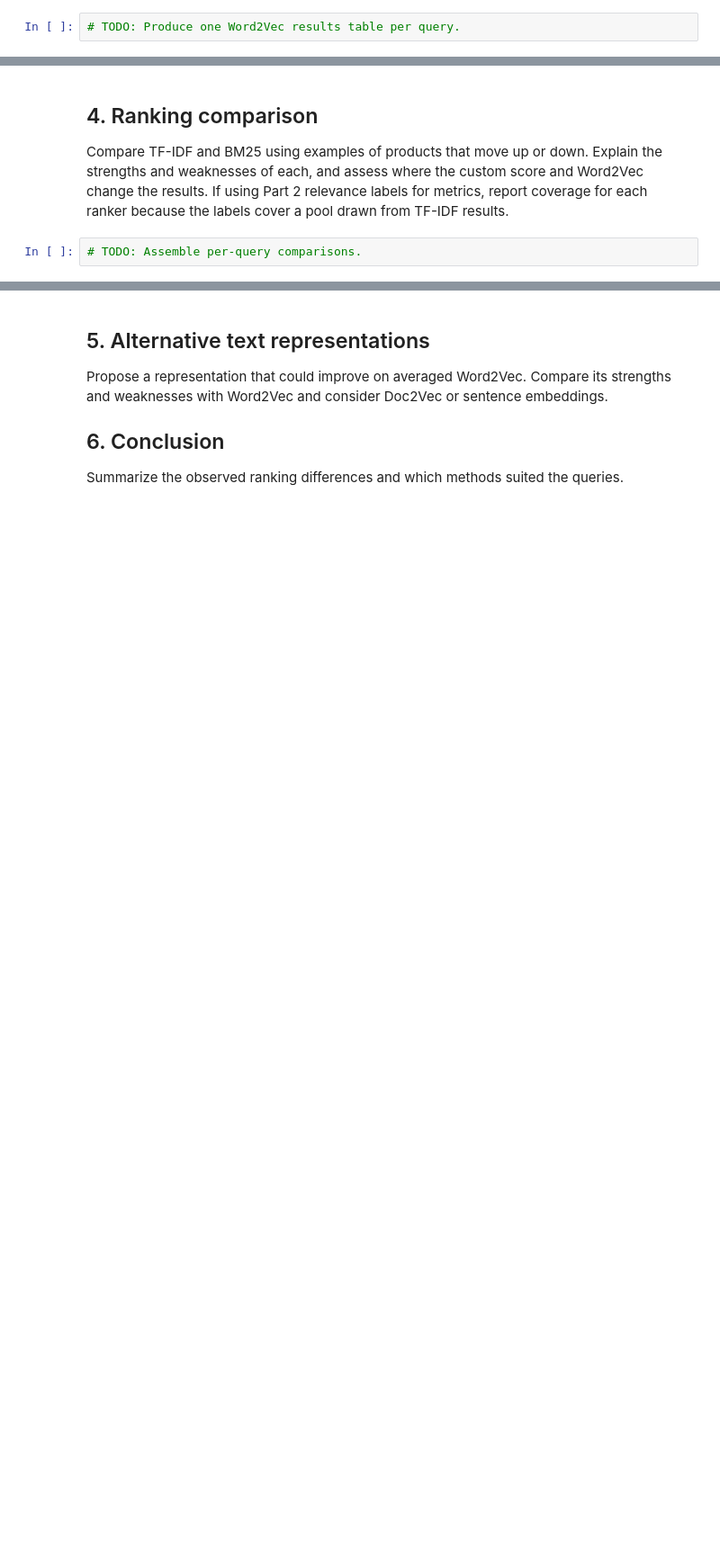
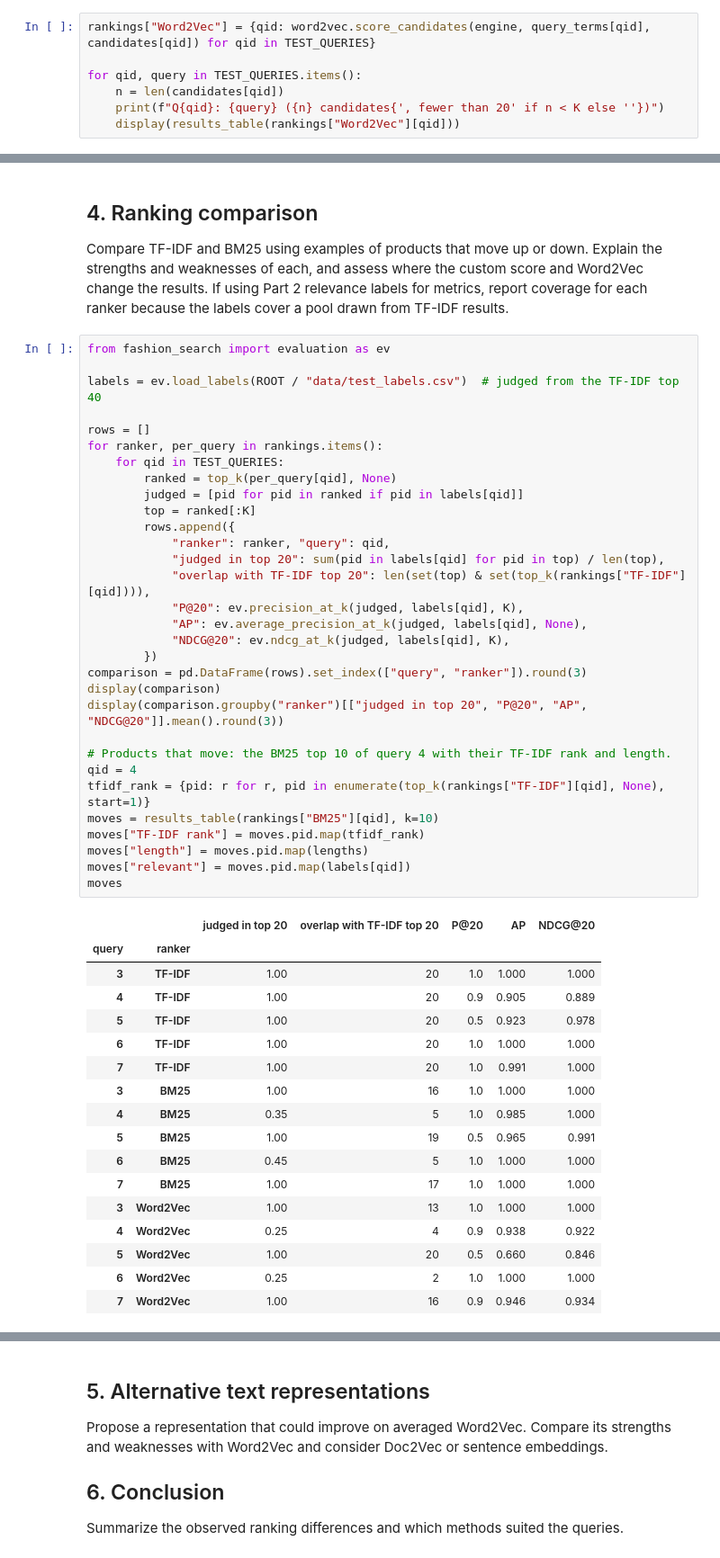
Before and after one commit to uripont/IRWA-2026-u213930-u213920-u215106, a Jupyter notebook: notebooks/part_3.ipynb, the cells around one changed output, grey strips where cells are left out. Shown at 90% size. Drawn from its saved outputs; the diff is of its cells as text; blank space fills up the shorter version.

Commit message:
Word2Vec + BM25

```diff
--- a/notebooks/part_3.ipynb
+++ b/notebooks/part_3.ipynb
@@ -64,4 +180,9 @@ Use `word2vec.py` to average word vectors for queries and products. Document mod
 
 Show each query's ranked products with their ID, title and score. If fewer than 20 candidates match, report the available count.
 # %%
-# TODO: Produce one Word2Vec results table per query.
+rankings["Word2Vec"] = {qid: word2vec.score_candidates(engine, query_terms[qid], candidates[qid]) for qid in TEST_QUERIES}
+
+for qid, query in TEST_QUERIES.items():
+    n = len(candidates[qid])
+    print(f"Q{qid}: {query} ({n} candidates{', fewer than 20' if n < K else ''})")
+    display(results_table(rankings["Word2Vec"][qid]))
@@ -70,4 +287,51 @@ Show each query's ranked products with their ID, title and score. If fewer than
 
 Compare TF-IDF and BM25 using examples of products that move up or down. Explain the strengths and weaknesses of each, and assess where the custom score and Word2Vec change the results. If using Part 2 relevance labels for metrics, report coverage for each ranker because the labels cover a pool drawn from TF-IDF results.
 # %%
-# TODO: Assemble per-query comparisons.
+from fashion_search import evaluation as ev
+
+labels = ev.load_labels(ROOT / "data/test_labels.csv")  # judged from the TF-IDF top 40
+
+rows = []
+for ranker, per_query in rankings.items():
+    for qid in TEST_QUERIES:
+        ranked = top_k(per_query[qid], None)
+        judged = [pid for pid in ranked if pid in labels[qid]]
+        top = ranked[:K]
+        rows.append({
+            "ranker": ranker, "query": qid,
+            "judged in top 20": sum(pid in labels[qid] for pid in top) / len(top),
+            "overlap with TF-IDF top 20": len(set(top) & set(top_k(rankings["TF-IDF"][qid]))),
+            "P@20": ev.precision_at_k(judged, labels[qid], K),
+            "AP": ev.average_precision_at_k(judged, labels[qid], None),
+            "NDCG@20": ev.ndcg_at_k(judged, labels[qid], K),
+        })
+comparison = pd.DataFrame(rows).set_index(["query", "ranker"]).round(3)
+display(comparison)
+display(comparison.groupby("ranker")[["judged in top 20", "P@20", "AP", "NDCG@20"]].mean().round(3))
+
+# Products that move: the BM25 top 10 of query 4 with their TF-IDF rank and length.
+qid = 4
+tfidf_rank = {pid: r for r, pid in enumerate(top_k(rankings["TF-IDF"][qid], None), start=1)}
+moves = results_table(rankings["BM25"][qid], k=10)
+moves["TF-IDF rank"] = moves.pid.map(tfidf_rank)
+moves["length"] = moves.pid.map(lengths)
+moves["relevant"] = moves.pid.map(labels[qid])
+moves
+# %% [output]
+|  |  | judged in top 20 | overlap with TF-IDF top 20 | P@20 | AP | NDCG@20 |
+| query | ranker |  |  |  |  |  |
+| 3 | TF-IDF | 1.00 | 20 | 1.0 | 1.000 | 1.000 |
+| 4 | TF-IDF | 1.00 | 20 | 0.9 | 0.905 | 0.889 |
+| 5 | TF-IDF | 1.00 | 20 | 0.5 | 0.923 | 0.978 |
+| 6 | TF-IDF | 1.00 | 20 | 1.0 | 1.000 | 1.000 |
+| 7 | TF-IDF | 1.00 | 20 | 1.0 | 0.991 | 1.000 |
+| 3 | BM25 | 1.00 | 16 | 1.0 | 1.000 | 1.000 |
+| 4 | BM25 | 0.35 | 5 | 1.0 | 0.985 | 1.000 |
+| 5 | BM25 | 1.00 | 19 | 0.5 | 0.965 | 0.991 |
+| 6 | BM25 | 0.45 | 5 | 1.0 | 1.000 | 1.000 |
+| 7 | BM25 | 1.00 | 17 | 1.0 | 1.000 | 1.000 |
+| 3 | Word2Vec | 1.00 | 13 | 1.0 | 1.000 | 1.000 |
+| 4 | Word2Vec | 0.25 | 4 | 0.9 | 0.938 | 0.922 |
+| 5 | Word2Vec | 1.00 | 20 | 0.5 | 0.660 | 0.846 |
+| 6 | Word2Vec | 0.25 | 2 | 1.0 | 1.000 | 1.000 |
+| 7 | Word2Vec | 1.00 | 16 | 0.9 | 0.946 | 0.934 |
```
Also changed, not shown: parts of 5 cells of this notebook, 4 other files.
